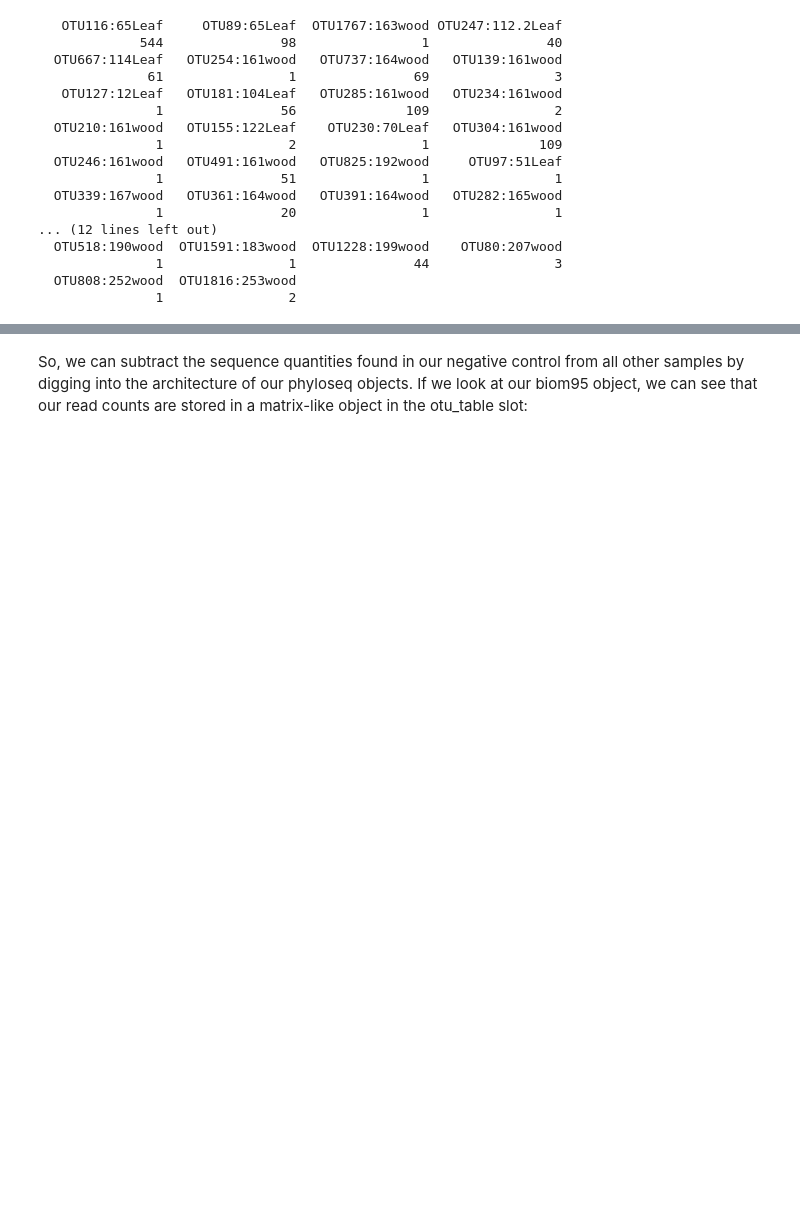
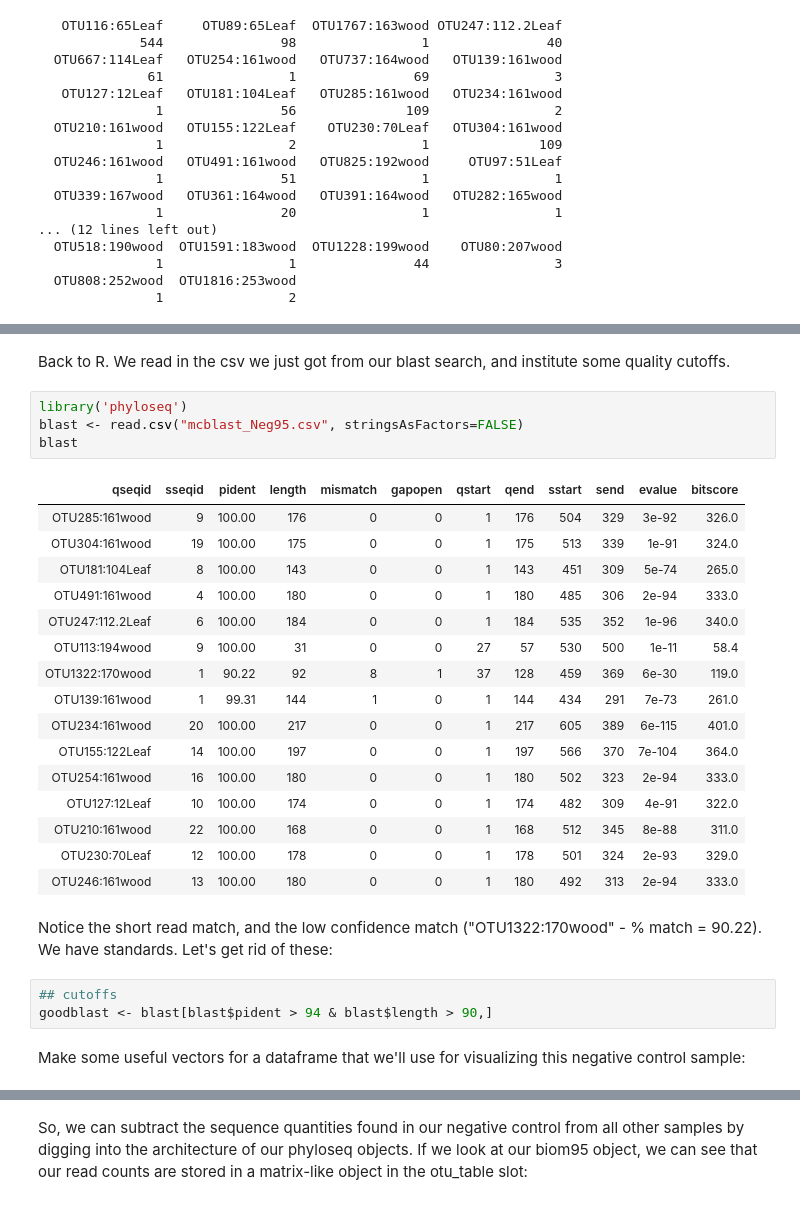
Before and after one commit to danchurch/taiwan_combined_stats, a Jupyter notebook: XylariaLeafWoodStats.ipynb, the cells around one changed output, grey strips where cells are left out. Saved outputs shown, nothing was run; the diff lists cells and outputs as text; blank space fills up the shorter version.

```diff
--- a/XylariaLeafWoodStats.ipynb
+++ b/XylariaLeafWoodStats.ipynb
@@ -144,0 +216,30 @@ This stacks OTUs in the same taxonomic category into a single column. Hence, two
+# %% [markdown]
+Back to R. We read in the csv we just got from our blast search, and institute some quality cutoffs.
+# %%
+library('phyloseq')
+blast <- read.csv("mcblast_Neg95.csv", stringsAsFactors=FALSE)
+blast
+# %% [output]
+| qseqid | sseqid | pident | length | mismatch | gapopen | qstart | qend | sstart | send | evalue | bitscore |
+| OTU285:161wood | 9 | 100.00 | 176 | 0 | 0 | 1 | 176 | 504 | 329 | 3e-92 | 326.0 |
+| OTU304:161wood | 19 | 100.00 | 175 | 0 | 0 | 1 | 175 | 513 | 339 | 1e-91 | 324.0 |
+| OTU181:104Leaf | 8 | 100.00 | 143 | 0 | 0 | 1 | 143 | 451 | 309 | 5e-74 | 265.0 |
+| OTU491:161wood | 4 | 100.00 | 180 | 0 | 0 | 1 | 180 | 485 | 306 | 2e-94 | 333.0 |
+| OTU247:112.2Leaf | 6 | 100.00 | 184 | 0 | 0 | 1 | 184 | 535 | 352 | 1e-96 | 340.0 |
+| OTU113:194wood | 9 | 100.00 | 31 | 0 | 0 | 27 | 57 | 530 | 500 | 1e-11 | 58.4 |
+| OTU1322:170wood | 1 | 90.22 | 92 | 8 | 1 | 37 | 128 | 459 | 369 | 6e-30 | 119.0 |
+| OTU139:161wood | 1 | 99.31 | 144 | 1 | 0 | 1 | 144 | 434 | 291 | 7e-73 | 261.0 |
+| OTU234:161wood | 20 | 100.00 | 217 | 0 | 0 | 1 | 217 | 605 | 389 | 6e-115 | 401.0 |
+| OTU155:122Leaf | 14 | 100.00 | 197 | 0 | 0 | 1 | 197 | 566 | 370 | 7e-104 | 364.0 |
+| OTU254:161wood | 16 | 100.00 | 180 | 0 | 0 | 1 | 180 | 502 | 323 | 2e-94 | 333.0 |
+| OTU127:12Leaf | 10 | 100.00 | 174 | 0 | 0 | 1 | 174 | 482 | 309 | 4e-91 | 322.0 |
+| OTU210:161wood | 22 | 100.00 | 168 | 0 | 0 | 1 | 168 | 512 | 345 | 8e-88 | 311.0 |
+| OTU230:70Leaf | 12 | 100.00 | 178 | 0 | 0 | 1 | 178 | 501 | 324 | 2e-93 | 329.0 |
+| OTU246:161wood | 13 | 100.00 | 180 | 0 | 0 | 1 | 180 | 492 | 313 | 2e-94 | 333.0 |
+# %% [markdown]
+Notice the short read match, and the low confidence match ("OTU1322:170wood" - % match = 90.22). We have standards. Let's get rid of these:
+# %%
+## cutoffs
+goodblast <- blast[blast$pident > 94 & blast$length > 90,]
+# %% [markdown]
+Make some useful vectors for a dataframe that we'll use for visualizing this negative control sample:
```
Also changed, not shown: parts of 20 cells of this notebook.
